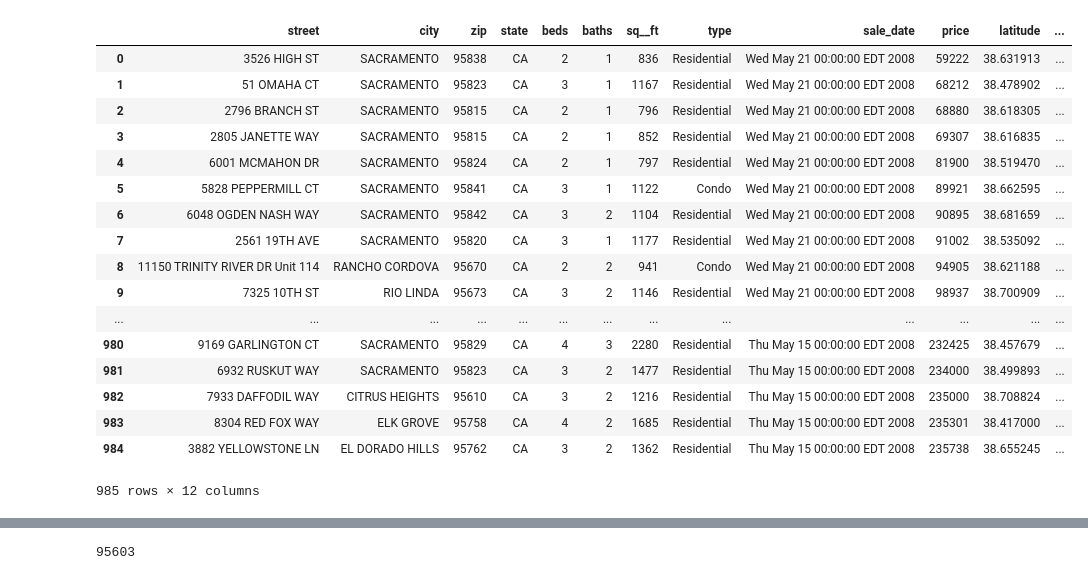
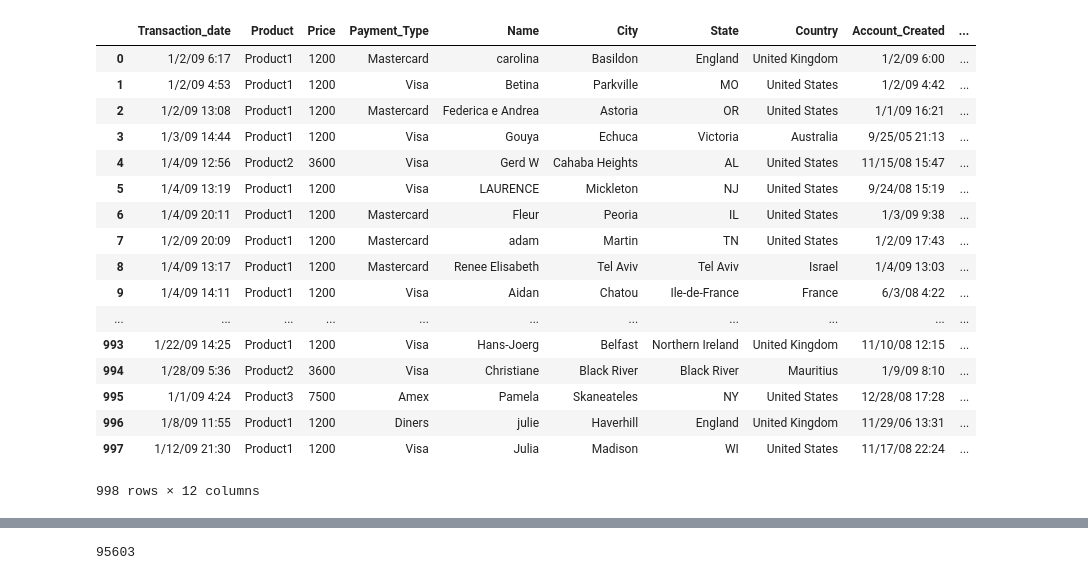
Before and after one commit to ksranjith786/python, a Jupyter notebook: notebooks/pandas/salereport.ipynb, the cells around one changed output, grey strips where cells are left out. Drawn from its saved outputs; the diff is of its cells as text; code cells hidden in the pictures.

```diff
--- a/notebooks/pandas/salereport.ipynb
+++ b/notebooks/pandas/salereport.ipynb
@@ -1,23 +1,23 @@
 # %%
 import pandas as pd
-df = pd.read_csv('Sacramentorealestatetransactions.csv')
+df = pd.read_csv('SalesJan2009.csv')
 df
 # %% [output]
-|  | street | city | zip | state | beds | baths | sq__ft | type | sale_date | price | latitude | ... |
-| 0 | 3526 HIGH ST | SACRAMENTO | 95838 | CA | 2 | 1 | 836 | Residential | Wed May 21 00:00:00 EDT 2008 | 59222 | 38.631913 | ... |
-| 1 | 51 OMAHA CT | SACRAMENTO | 95823 | CA | 3 | 1 | 1167 | Residential | Wed May 21 00:00:00 EDT 2008 | 68212 | 38.478902 | ... |
-| 2 | 2796 BRANCH ST | SACRAMENTO | 95815 | CA | 2 | 1 | 796 | Residential | Wed May 21 00:00:00 EDT 2008 | 68880 | 38.618305 | ... |
-| 3 | 2805 JANETTE WAY | SACRAMENTO | 95815 | CA | 2 | 1 | 852 | Residential | Wed May 21 00:00:00 EDT 2008 | 69307 | 38.616835 | ... |
-| 4 | 6001 MCMAHON DR | SACRAMENTO | 95824 | CA | 2 | 1 | 797 | Residential | Wed May 21 00:00:00 EDT 2008 | 81900 | 38.519470 | ... |
-| 5 | 5828 PEPPERMILL CT | SACRAMENTO | 95841 | CA | 3 | 1 | 1122 | Condo | Wed May 21 00:00:00 EDT 2008 | 89921 | 38.662595 | ... |
-| 6 | 6048 OGDEN NASH WAY | SACRAMENTO | 95842 | CA | 3 | 2 | 1104 | Residential | Wed May 21 00:00:00 EDT 2008 | 90895 | 38.681659 | ... |
-| 7 | 2561 19TH AVE | SACRAMENTO | 95820 | CA | 3 | 1 | 1177 | Residential | Wed May 21 00:00:00 EDT 2008 | 91002 | 38.535092 | ... |
-| 8 | 11150 TRINITY RIVER DR Unit 114 | RANCHO CORDOVA | 95670 | CA | 2 | 2 | 941 | Condo | Wed May 21 00:00:00 EDT 2008 | 94905 | 38.621188 | ... |
-| 9 | 7325 10TH ST | RIO LINDA | 95673 | CA | 3 | 2 | 1146 | Residential | Wed May 21 00:00:00 EDT 2008 | 98937 | 38.700909 | ... |
-| ... | ... | ... | ... | ... | ... | ... | ... | ... | ... | ... | ... | ... |
-| 980 | 9169 GARLINGTON CT | SACRAMENTO | 95829 | CA | 4 | 3 | 2280 | Residential | Thu May 15 00:00:00 EDT 2008 | 232425 | 38.457679 | ... |
-| 981 | 6932 RUSKUT WAY | SACRAMENTO | 95823 | CA | 3 | 2 | 1477 | Residential | Thu May 15 00:00:00 EDT 2008 | 234000 | 38.499893 | ... |
-| 982 | 7933 DAFFODIL WAY | CITRUS HEIGHTS | 95610 | CA | 3 | 2 | 1216 | Residential | Thu May 15 00:00:00 EDT 2008 | 235000 | 38.708824 | ... |
-| 983 | 8304 RED FOX WAY | ELK GROVE | 95758 | CA | 4 | 2 | 1685 | Residential | Thu May 15 00:00:00 EDT 2008 | 235301 | 38.417000 | ... |
-| 984 | 3882 YELLOWSTONE LN | EL DORADO HILLS | 95762 | CA | 3 | 2 | 1362 | Residential | Thu May 15 00:00:00 EDT 2008 | 235738 | 38.655245 | ... |
+|  | Transaction_date | Product | Price | Payment_Type | Name | City | State | Country | Account_Created | ... |
+| 0 | 1/2/09 6:17 | Product1 | 1200 | Mastercard | carolina | Basildon | England | United Kingdom | 1/2/09 6:00 | ... |
+| 1 | 1/2/09 4:53 | Product1 | 1200 | Visa | Betina | Parkville | MO | United States | 1/2/09 4:42 | ... |
+| 2 | 1/2/09 13:08 | Product1 | 1200 | Mastercard | Federica e Andrea | Astoria | OR | United States | 1/1/09 16:21 | ... |
+| 3 | 1/3/09 14:44 | Product1 | 1200 | Visa | Gouya | Echuca | Victoria | Australia | 9/25/05 21:13 | ... |
+| 4 | 1/4/09 12:56 | Product2 | 3600 | Visa | Gerd W | Cahaba Heights | AL | United States | 11/15/08 15:47 | ... |
+| 5 | 1/4/09 13:19 | Product1 | 1200 | Visa | LAURENCE | Mickleton | NJ | United States | 9/24/08 15:19 | ... |
+| 6 | 1/4/09 20:11 | Product1 | 1200 | Mastercard | Fleur | Peoria | IL | United States | 1/3/09 9:38 | ... |
+| 7 | 1/2/09 20:09 | Product1 | 1200 | Mastercard | adam | Martin | TN | United States | 1/2/09 17:43 | ... |
+| 8 | 1/4/09 13:17 | Product1 | 1200 | Mastercard | Renee Elisabeth | Tel Aviv | Tel Aviv | Israel | 1/4/09 13:03 | ... |
+| 9 | 1/4/09 14:11 | Product1 | 1200 | Visa | Aidan | Chatou | Ile-de-France | France | 6/3/08 4:22 | ... |
+| ... | ... | ... | ... | ... | ... | ... | ... | ... | ... | ... |
+| 993 | 1/22/09 14:25 | Product1 | 1200 | Visa | Hans-Joerg | Belfast | Northern Ireland | United Kingdom | 11/10/08 12:15 | ... |
+| 994 | 1/28/09 5:36 | Product2 | 3600 | Visa | Christiane | Black River | Black River | Mauritius | 1/9/09 8:10 | ... |
+| 995 | 1/1/09 4:24 | Product3 | 7500 | Amex | Pamela | Skaneateles | NY | United States | 12/28/08 17:28 | ... |
+| 996 | 1/8/09 11:55 | Product1 | 1200 | Diners | julie | Haverhill | England | United Kingdom | 11/29/06 13:31 | ... |
+| 997 | 1/12/09 21:30 | Product1 | 1200 | Visa | Julia | Madison | WI | United States | 11/17/08 22:24 | ... |
-985 rows × 12 columns
+998 rows × 12 columns
```
Also changed, not shown: parts of 5 cells of this notebook, 28 other files.
